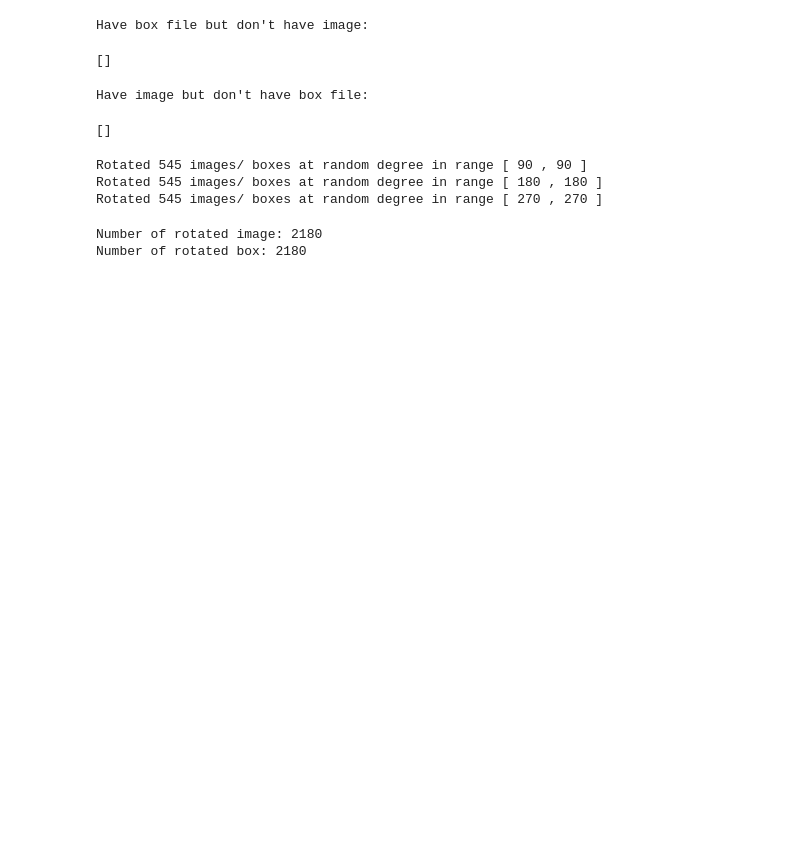
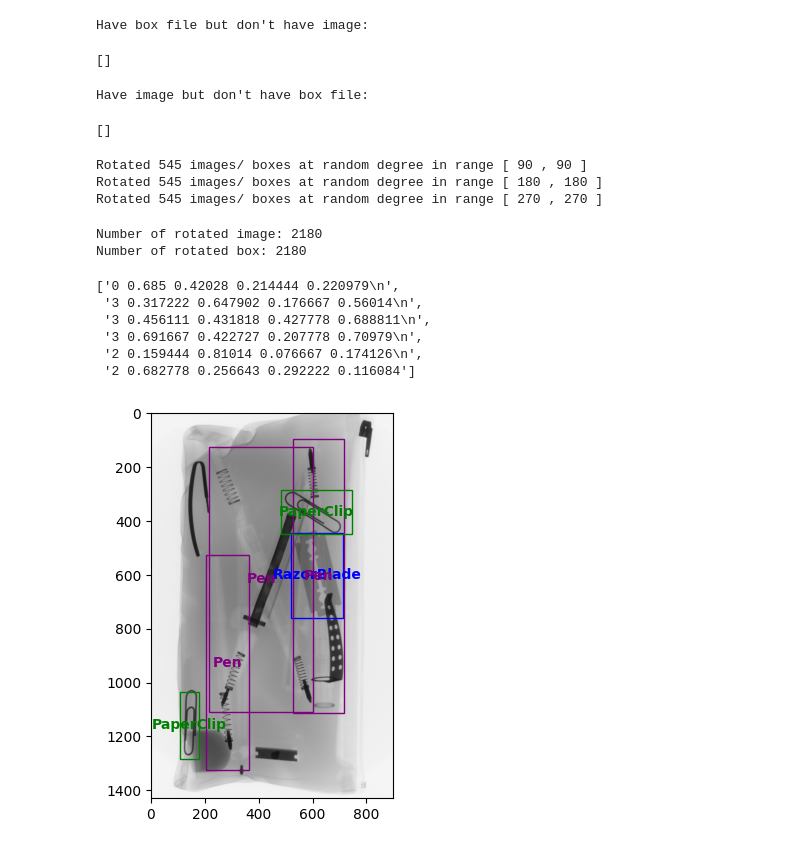
Before and after one commit to nguyen-nhat-mai/object_detection, a Jupyter notebook: Rotate_img_yolo.ipynb, the cells around one changed output. Cells and saved outputs as stored; diff of their text form; code cells hidden in the pictures; blank space fills up the shorter version.

Commit message:
Fix bug in class to rotate img and box

```diff
--- a/Rotate_img_yolo.ipynb
+++ b/Rotate_img_yolo.ipynb
@@ -192,8 +207,9 @@ plot_box(bbox_90, height, width)
 im = yoloRotatebbox(img_folder_path, box_folder_path, image_name, image_ext, 30)
 image_30 = im.rotate_image()
 bbox_30 = im.rotateYolobbox()
+(height, width,_) = image_30.shape
 
-plt.rcParams["figure.figsize"] = (30,15)
+plt.rcParams["figure.figsize"] = (12,5)
 plt.imshow(image_30)
 plot_box(bbox_30, height, width)
 # %% [output]
@@ -286,3 +295,26 @@ print("Number of rotated box:", len(box_list))
 # %% [output]
 Number of rotated image: 2180
 Number of rotated box: 2180
+# %%
+# Plot original image and its box
+img_folder_path = "gdrive/MyDrive/CRP_Shared_Folder/CRP__Dataset_Repartition/train_with_augment/images"
+image_name = 'rotated_B0002_0001_180'
+image_ext = '.png'
+image = cv2.imread(img_folder_path + "/" + image_name + image_ext)
+plt.rcParams["figure.figsize"] = (12,5)
+plt.imshow(image)
+
+box_folder_path = "gdrive/MyDrive/CRP_Shared_Folder/CRP__Dataset_Repartition/train_with_augment/labels"
+height, width,_ = image.shape
+f = open(box_folder_path+"/"+image_name + '.txt', 'r')
+box_list = f.readlines()
+plot_box(box_list, height, width)
+box_list
+# %% [output]
+['0 0.685 0.42028 0.214444 0.220979\n',
+ '3 0.317222 0.647902 0.176667 0.56014\n',
+ '3 0.456111 0.431818 0.427778 0.688811\n',
+ '3 0.691667 0.422727 0.207778 0.70979\n',
+ '2 0.159444 0.81014 0.076667 0.174126\n',
+ '2 0.682778 0.256643 0.292222 0.116084']
+[figure, added]
```
Also changed, not shown: parts of 9 cells of this notebook.
